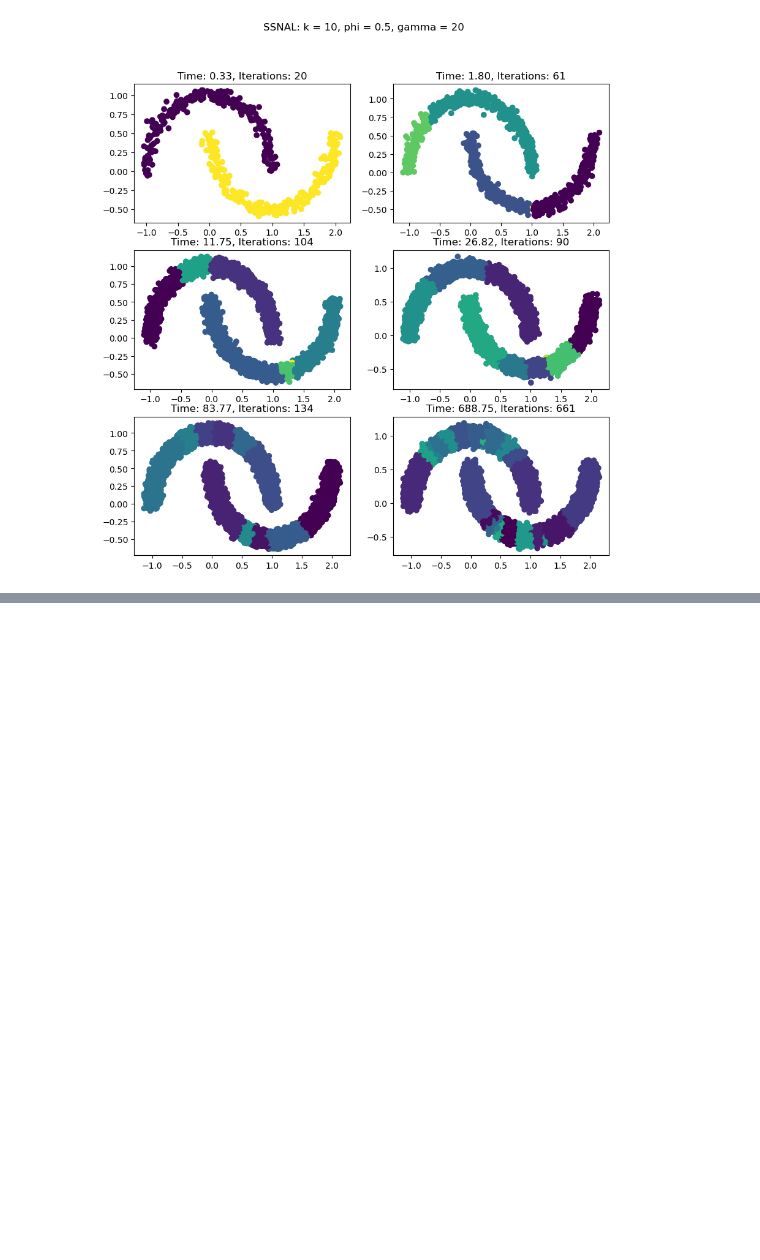
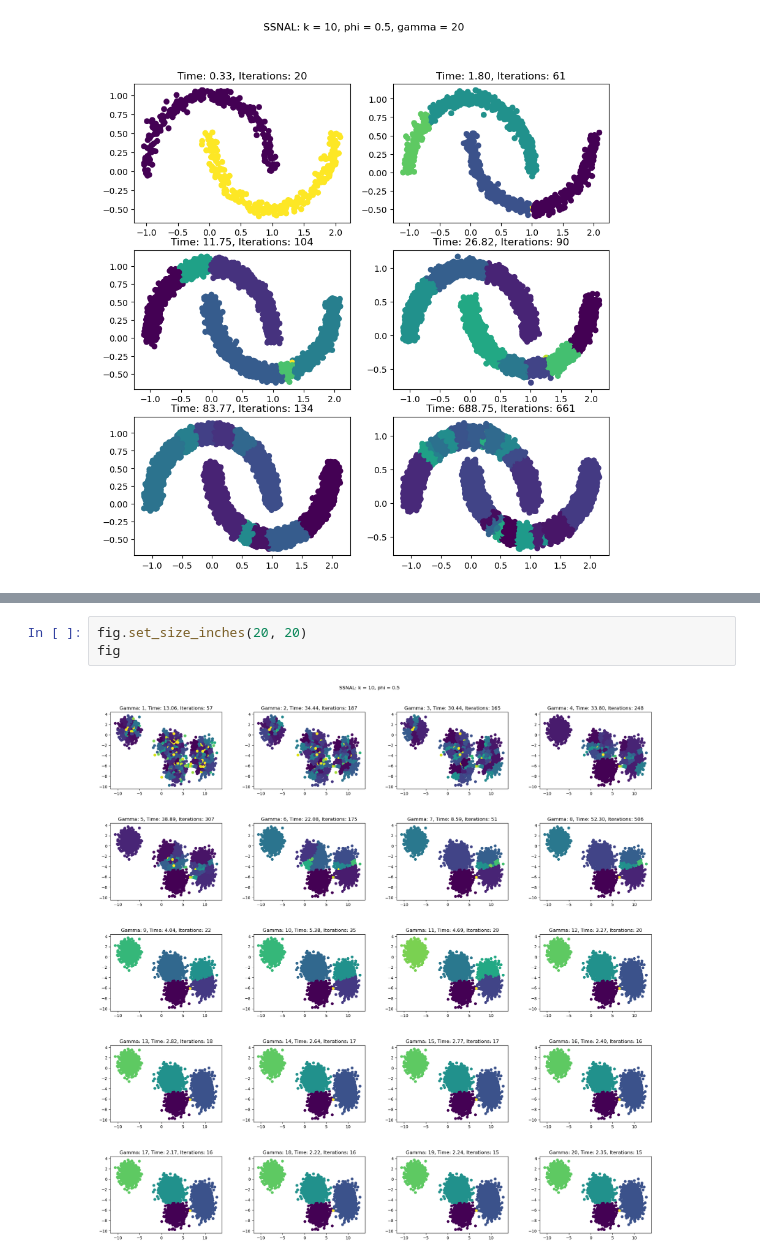
Before and after one commit to dx-li/pycvxcluster, a Jupyter notebook: Examples.ipynb, the cells around one changed output, grey strips where cells are left out. Drawn from its saved outputs; the diff is of its cells as text; blank space fills up the shorter version.

```diff
--- a/Examples.ipynb
+++ b/Examples.ipynb
@@ -212,0 +282,5 @@ Text(0.5, 0.98, 'SSNAL: k = 10, phi = 0.5, gamma = 20')
+# %%
+fig.set_size_inches(20, 20)
+fig
+# %% [output]
+[figure, added]
```
Also changed, not shown: parts of 4 cells of this notebook.
